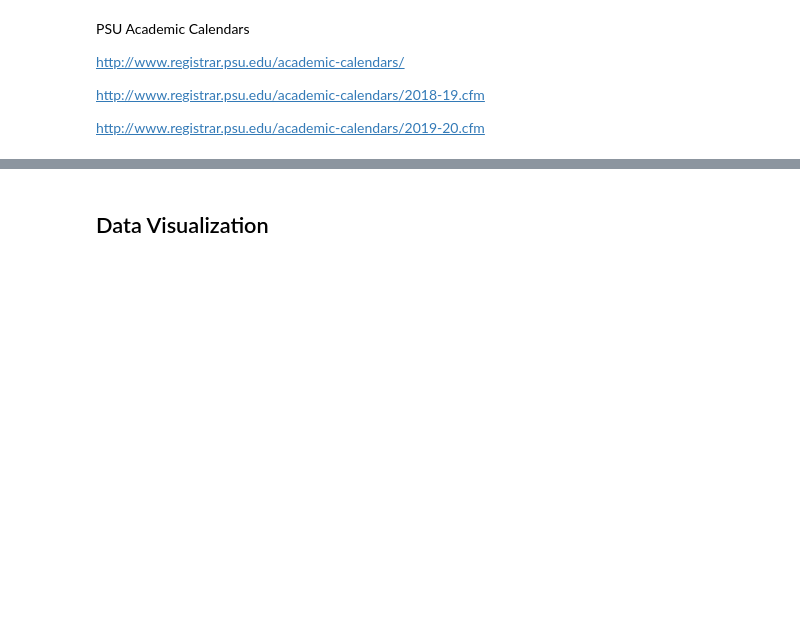
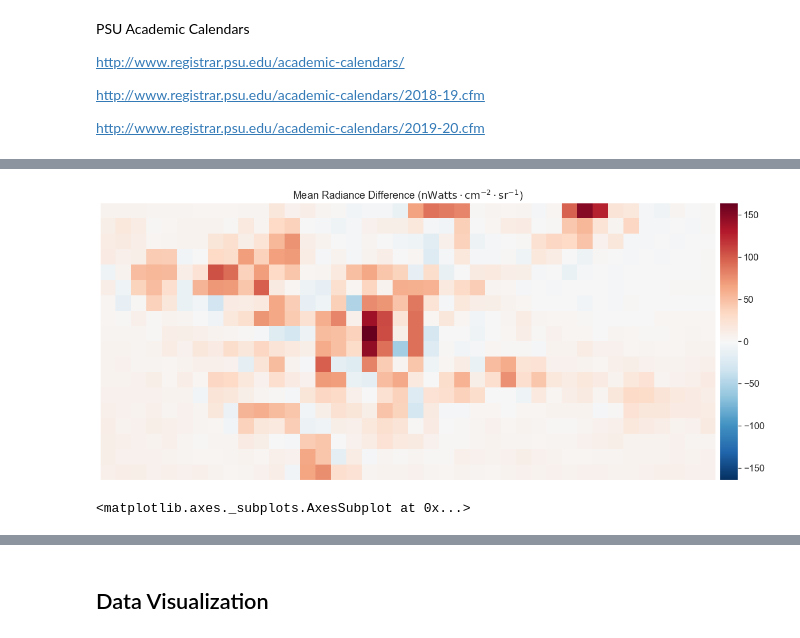
Before and after one commit to calekochenour/remote-sensing-fusion, a Jupyter notebook: 01-code-scripts/penn-state-black-marble-radiance-monthly-means.ipynb, the cells around one changed output, grey strips where cells are left out. Saved outputs shown, nothing was run; the diff lists cells and outputs as text; code cells hidden in the pictures; blank space fills up the shorter version.

Commit message:
Add recurring day (Sundays) mean

```diff
--- a/01-code-scripts/penn-state-black-marble-radiance-monthly-means.ipynb
+++ b/01-code-scripts/penn-state-black-marble-radiance-monthly-means.ipynb
@@ -758,0 +895,14 @@ Key: 20200502-20200508, Shape: (18, 40)
+# %%
+# Define date ranges to loop through (recurring days of the week)
+date_ranges_spring_2020 = [
+
+    # 2018-2019 academic year
+    # Labor day weekend to commencement weekend (includes day after commencement)
+    rd.create_date_list('2020-01-11', '2020-05-10', date_frequency='W-SUN'),
+    rd.create_date_list('2020-01-11', '2020-05-10', date_frequency='W-MON'),
+    rd.create_date_list('2020-01-11', '2020-05-10', date_frequency='W-TUE'),
+    rd.create_date_list('2020-01-11', '2020-05-10', date_frequency='W-WED'),
+    rd.create_date_list('2020-01-11', '2020-05-10', date_frequency='W-THU'),
+    rd.create_date_list('2020-01-11', '2020-05-10', date_frequency='W-FRI'),
+    rd.create_date_list('2020-01-11', '2020-05-10', date_frequency='W-SAT')
+]
@@ -758,0 +954,12 @@ Key: 20200502-20200508, Shape: (18, 40)
+# %%
+# Combine all semesters into one dictionary
+# for key in {**radiance_fall_2018, **radiance_spring_2019}.keys():
+#     print(key)
+
+radiance_weekly_fall_2018_spring_2020 = {
+    **radiance_fall_2018,
+    **radiance_spring_2019,
+    **radiance_summer_2019,
+    **radiance_fall_2019,
+    **radiance_spring_2020
+}
@@ -758,0 +987,21 @@ Key: 20200502-20200508, Shape: (18, 40)
+# %%
+# Get Spring 2019 Sunday and Spring 2020 Sunday mean
+spring_2019_sunday_mean = radiance_weekly_fall_2018_spring_2020.get(
+    '20190105-20190505-SUN')
+spring_2020_sunday_mean = radiance_weekly_fall_2018_spring_2020.get(
+    '20200111-20200510-SUN')
+
+diff = spring_2020_sunday_mean - spring_2019_sunday_mean
+
+# Plot radiance values
+ep.plot_bands(
+    diff,
+    title="Mean Radiance Difference ($\mathrm{nWatts \cdot cm^{−2} \cdot sr^{−1}}$)",
+    cmap='RdBu_r',
+    figsize=(20, 10),
+    scale=False,
+    vmin=-diff.max(),
+    vmax=diff.max())
+# %% [output]
+[figure, added]
+<matplotlib.axes._subplots.AxesSubplot at 0x...>
```
Also changed, not shown: parts of 52 cells of this notebook.
